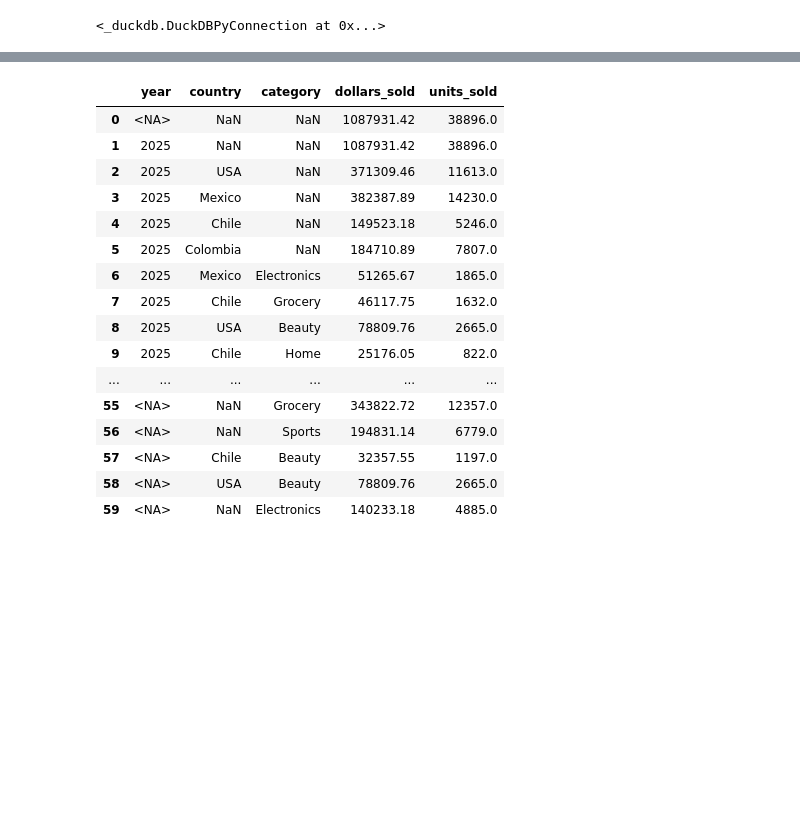
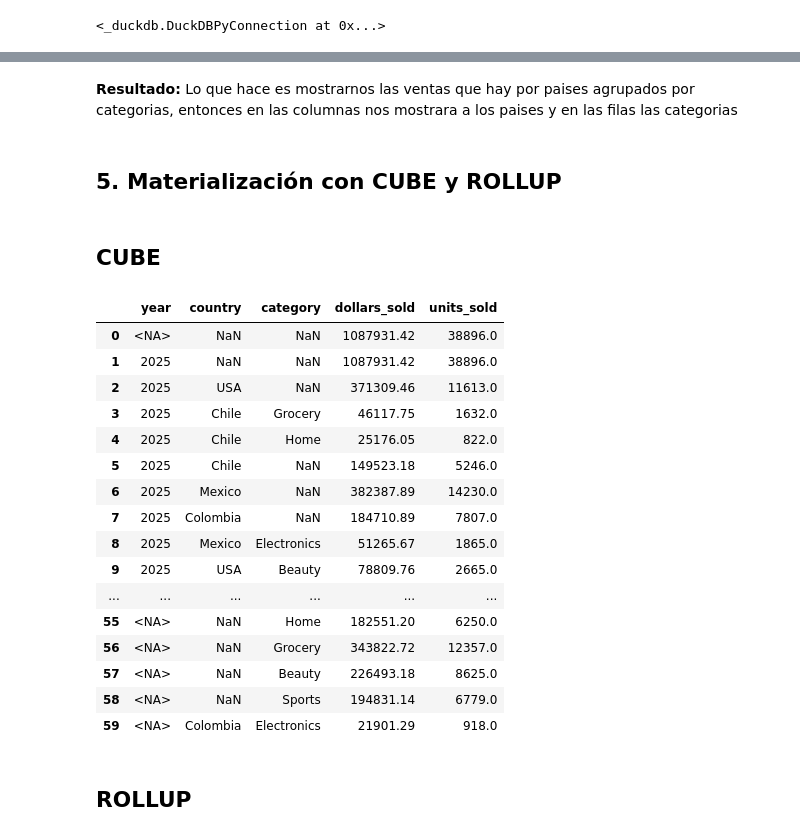
Before and after one commit to Esparrago23/Mineria_De_Datos, a Jupyter notebook: notebook.ipynb, the cells around one changed output, grey strips where cells are left out. Cells and saved outputs as stored; diff of their text form; code cells hidden in the pictures; blank space fills up the shorter version.

```diff
--- a/notebook.ipynb
+++ b/notebook.ipynb
@@ -85,33 +141,47 @@ con.execute("""
+# %% [markdown]
+**Resultado:** Lo que hace es mostrarnos las ventas que hay por paises agrupados por categorias, entonces en las columnas nos mostrara a los paises y en las filas las categorias
+# %% [markdown]
+## 5. Materialización con CUBE y ROLLUP
+# %% [markdown]
+## CUBE
 # %%
 cube_df = con.execute("""
-    SELECT t.year, l.country, i.category,
-        SUM(f.dollars_sold) AS dollars_sold,
-        SUM(f.units_sold) AS units_sold
-    FROM fact_sales f
-    JOIN dim_time t ON f.time_key = t.time_key
-    JOIN dim_location l ON f.loc_key = l.loc_key
-    JOIN dim_item i ON f.item_key = i.item_key
-    GROUP BY CUBE (t.year, l.country, i.category)
+    SELECT year, country, category,
+        SUM(dollars_sold) AS dollars_sold,
+        SUM(units_sold) AS units_sold
+    FROM v_sales
+    GROUP BY CUBE (year, country, category)
 """).df()
+
+levels = con.execute("""
+    SELECT
+        COUNT(DISTINCT year) AS l_year,
+        COUNT(DISTINCT country) AS l_country,
+        COUNT(DISTINCT category) AS l_category
+    FROM v_sales
+""").df()
+
 cube_df
 # %% [output]
 |  | year | country | category | dollars_sold | units_sold |
 | 0 | <NA> | NaN | NaN | 1087931.42 | 38896.0 |
 | 1 | 2025 | NaN | NaN | 1087931.42 | 38896.0 |
 | 2 | 2025 | USA | NaN | 371309.46 | 11613.0 |
-| 3 | 2025 | Mexico | NaN | 382387.89 | 14230.0 |
-| 4 | 2025 | Chile | NaN | 149523.18 | 5246.0 |
-| 5 | 2025 | Colombia | NaN | 184710.89 | 7807.0 |
-| 6 | 2025 | Mexico | Electronics | 51265.67 | 1865.0 |
-| 7 | 2025 | Chile | Grocery | 46117.75 | 1632.0 |
-| 8 | 2025 | USA | Beauty | 78809.76 | 2665.0 |
-| 9 | 2025 | Chile | Home | 25176.05 | 822.0 |
+| 3 | 2025 | Chile | Grocery | 46117.75 | 1632.0 |
+| 4 | 2025 | Chile | Home | 25176.05 | 822.0 |
+| 5 | 2025 | Chile | NaN | 149523.18 | 5246.0 |
+| 6 | 2025 | Mexico | NaN | 382387.89 | 14230.0 |
+| 7 | 2025 | Colombia | NaN | 184710.89 | 7807.0 |
+| 8 | 2025 | Mexico | Electronics | 51265.67 | 1865.0 |
+| 9 | 2025 | USA | Beauty | 78809.76 | 2665.0 |
 | ... | ... | ... | ... | ... | ... |
-| 55 | <NA> | NaN | Grocery | 343822.72 | 12357.0 |
-| 56 | <NA> | NaN | Sports | 194831.14 | 6779.0 |
-| 57 | <NA> | Chile | Beauty | 32357.55 | 1197.0 |
-| 58 | <NA> | USA | Beauty | 78809.76 | 2665.0 |
-| 59 | <NA> | NaN | Electronics | 140233.18 | 4885.0 |
+| 55 | <NA> | NaN | Home | 182551.20 | 6250.0 |
+| 56 | <NA> | NaN | Grocery | 343822.72 | 12357.0 |
+| 57 | <NA> | NaN | Beauty | 226493.18 | 8625.0 |
+| 58 | <NA> | NaN | Sports | 194831.14 | 6779.0 |
+| 59 | <NA> | Colombia | Electronics | 21901.29 | 918.0 |
+# %% [markdown]
+## ROLLUP
 # %%
 rollup_df = con.execute("""
     SELECT year, country, category, SUM(dollars_sold) AS dollars_sold, SUM(units_sold) AS units_sold
```
Also changed, not shown: parts of 25 cells of this notebook, 2 other files.
